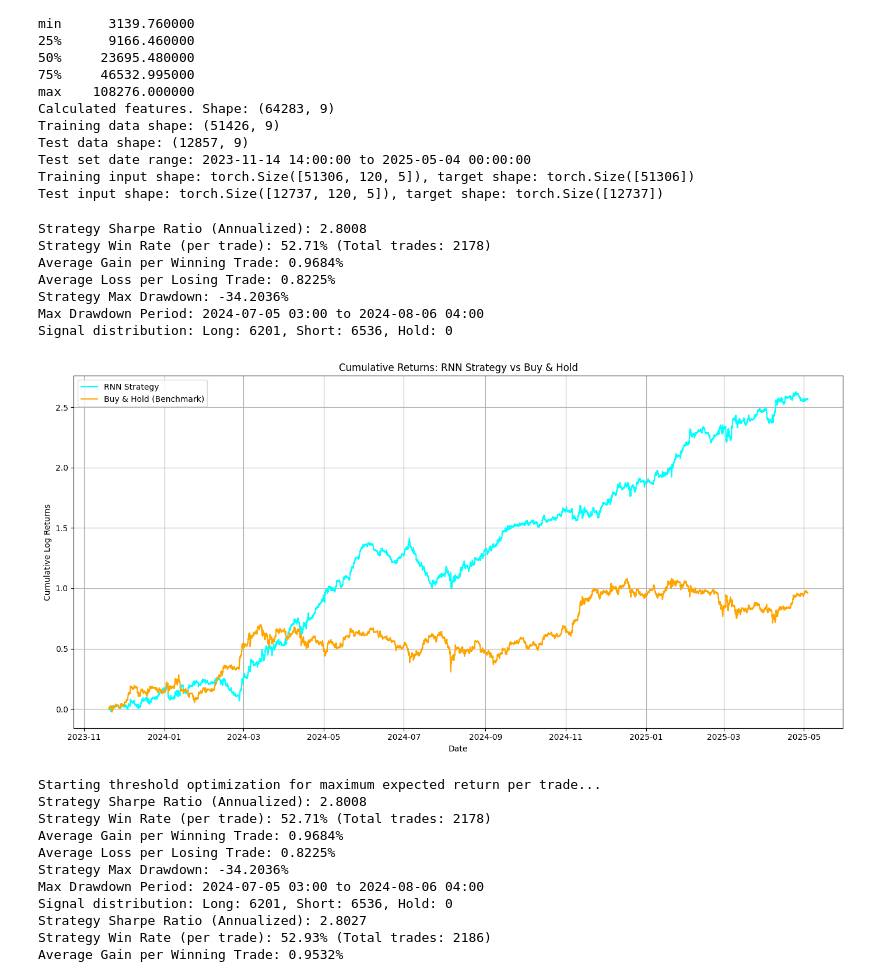
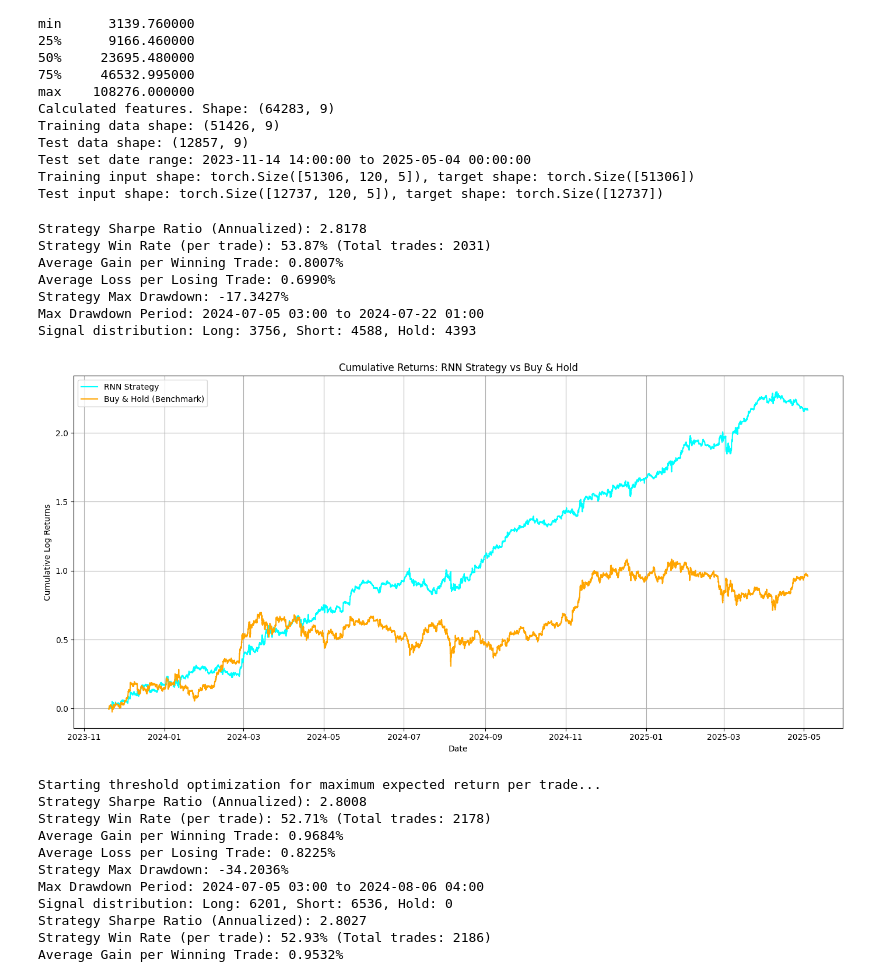
Before and after one commit to LeonMusCoden/2025-FTP-project, a Jupyter notebook: rnn/lstm_1h.ipynb, the cells around one changed output. Saved outputs shown, nothing was run; the diff lists cells and outputs as text; code cells hidden in the pictures.

```diff
--- a/rnn/lstm_1h.ipynb
+++ b/rnn/lstm_1h.ipynb
@@ -539,33 +539,33 @@ y_pred_test, y_actual_test = evaluate_model(model, x_test, y_test, BATCH_SIZE, d
 # %%
 # Evaluate model
 # Generate trading signals and evaluate strategy
-signals = generate_trading_signals(y_pred_test, threshold=0.0)
+signals = generate_trading_signals(y_pred_test, threshold=0.04)
 
 cumulative_strategy_returns, cumulative_benchmark_returns, sharpe_ratio, win_rate, avg_gain_per_trade_perc, avg_loss_per_trade_perc, max_drawdown = calculate_strategy_performance(
     signals, y_actual_test, test_dates
 )
 
 # Get test dates for plotting
 test_dates = test_data.iloc[WINDOW_SIZE + PREDICTION_STEP - 1:
                            WINDOW_SIZE + PREDICTION_STEP - 1 + len(cumulative_strategy_returns)]['timestamp']
 
 # Visualize results
 plot_returns(cumulative_strategy_returns, cumulative_benchmark_returns, test_dates)
 # plot_training_loss(train_losses)
 # plot_predictions_vs_actual(y_actual_test, y_pred_test)
 
 # Save model
 # torch.save(model, 'bitcoin_prediction_model.pth')
 # print("Model saved successfully.")
 # %% [output]
-Strategy Sharpe Ratio (Annualized): 2.8008
-Strategy Win Rate (per trade): 52.71% (Total trades: 2178)
-Average Gain per Winning Trade: 0.9684%
-Average Loss per Losing Trade: 0.8225%
-Strategy Max Drawdown: -34.2036%
-Max Drawdown Period: 2024-07-05 03:00 to 2024-08-06 04:00
-Signal distribution: Long: 6201, Short: 6536, Hold: 0
+Strategy Sharpe Ratio (Annualized): 2.8178
+Strategy Win Rate (per trade): 53.87% (Total trades: 2031)
+Average Gain per Winning Trade: 0.8007%
+Average Loss per Losing Trade: 0.6990%
+Strategy Max Drawdown: -17.3427%
+Max Drawdown Period: 2024-07-05 03:00 to 2024-07-22 01:00
+Signal distribution: Long: 3756, Short: 4588, Hold: 4393
-[figure, old version]
+[figure, new version]
 # %%
 threshold_range = np.linspace(0.00, 0.5, 500)
 
```
